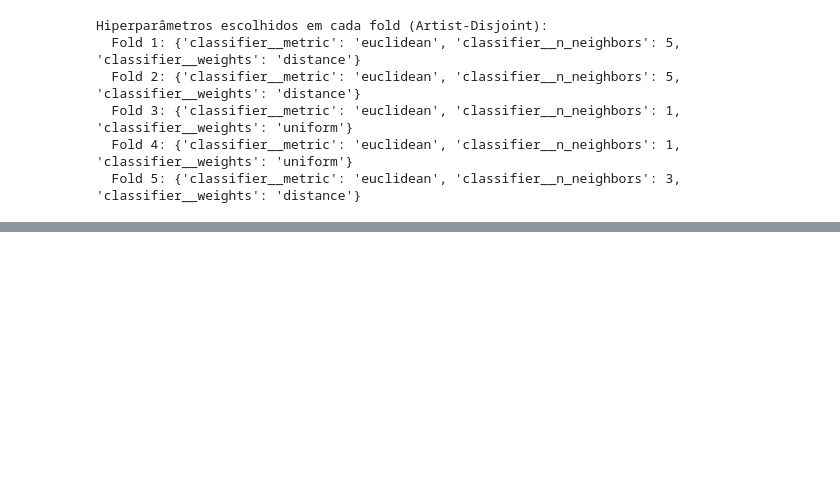
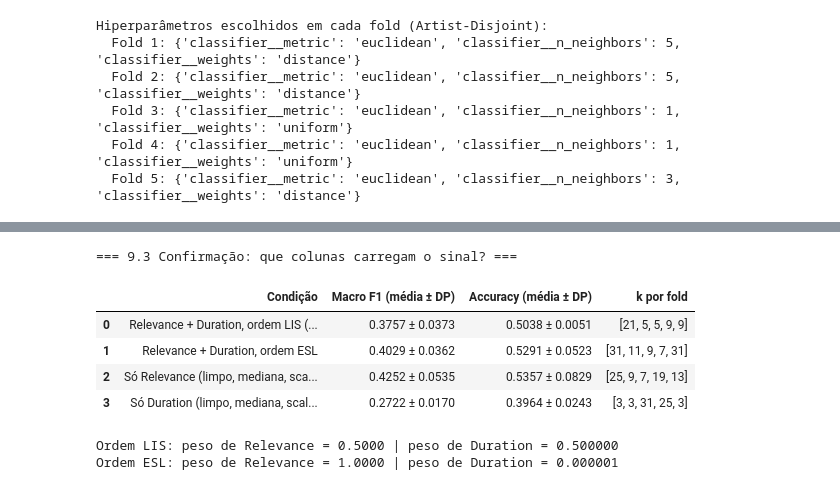
Before and after one commit to AliciaSchiochetSouza/TrabECACPL7, a Jupyter notebook: dataset/build/MERGE_ECAC/Trabalho_ECAC.ipynb, the cells around one changed output, grey strips where cells are left out. Drawn from its saved outputs; the diff is of its cells as text; code cells hidden in the pictures; blank space fills up the shorter version.

```diff
--- a/dataset/build/MERGE_ECAC/Trabalho_ECAC.ipynb
+++ b/dataset/build/MERGE_ECAC/Trabalho_ECAC.ipynb
@@ -5305,0 +6319,44 @@ Hiperparâmetros escolhidos em cada fold (Artist-Disjoint):
+# %%
+# ============================================================
+# 9.3 - Confirmar a explicação: o ganho da ordem ESL vem de "apagar" Duration?
+# (usa avaliar_condicao, X_p2, y_p2, g_p2, res_93 e construir_pipeline definidos antes)
+# ============================================================
+def uma_coluna(col):
+    return ColumnTransformer([('c', SimpleImputer(strategy='median'), [col])])
+
+confirmacao = [
+    avaliar_condicao(X_p2, y_p2, g_p2, uma_coluna('Relevance'), escalar=True,
+                     nome='Só Relevance (limpo, mediana, scaling)'),
+    avaliar_condicao(X_p2, y_p2, g_p2, uma_coluna('Duration'), escalar=True,
+                     nome='Só Duration (limpo, mediana, scaling)'),
+]
+
+ref_lis, ref_esl = res_93[0], res_93[2]
+linhas = [('Relevance + Duration, ordem LIS (usada)', ref_lis),
+          ('Relevance + Duration, ordem ESL', ref_esl)] + \
+         [(r['Passo'], r) for r in confirmacao]
+
+tabela_9_3b = pd.DataFrame([{
+    'Condição': nome,
+    'Macro F1 (média ± DP)': f"{r['F1_mean']:.4f} ± {r['F1_std']:.4f}",
+    'Accuracy (média ± DP)': f"{r['Acc_mean']:.4f} ± {r['Acc_std']:.4f}",
+    'k por fold': r['k por fold'],
+} for nome, r in linhas])
+
+print("=== 9.3 Confirmação: que colunas carregam o sinal? ===")
+display(tabela_9_3b)
+
+# Quanto pesa Duration na distância em cada ordem (treino completo, só para ilustrar)
+for o in ['LIS', 'ESL']:
+    Z = pd.DataFrame(PreprocContinuas(o).fit(X_sujo).transform(X_sujo), columns=CONT)
+    d2 = ((Z.values[:, None, :] - Z.values[None, :, :]) ** 2).mean(axis=(0, 1))
+    print(f"Ordem {o}: peso de Relevance = {d2[0]/d2.sum():.4f} | peso de Duration = {d2[1]/d2.sum():.6f}")
+# %% [output]
+=== 9.3 Confirmação: que colunas carregam o sinal? ===
+|  | Condição | Macro F1 (média ± DP) | Accuracy (média ± DP) | k por fold |
+| 0 | Relevance + Duration, ordem LIS (... | 0.3757 ± 0.0373 | 0.5038 ± 0.0051 | [21, 5, 5, 9, 9] |
+| 1 | Relevance + Duration, ordem ESL | 0.4029 ± 0.0362 | 0.5291 ± 0.0523 | [31, 11, 9, 7, 31] |
+| 2 | Só Relevance (limpo, mediana, sca... | 0.4252 ± 0.0535 | 0.5357 ± 0.0829 | [25, 9, 7, 19, 13] |
+| 3 | Só Duration (limpo, mediana, scal... | 0.2722 ± 0.0170 | 0.3964 ± 0.0243 | [3, 3, 31, 25, 3] |
+Ordem LIS: peso de Relevance = 0.5000 | peso de Duration = 0.500000
+Ordem ESL: peso de Relevance = 1.0000 | peso de Duration = 0.000001
```
Also changed, not shown: parts of 68 cells of this notebook, 2 other files.
